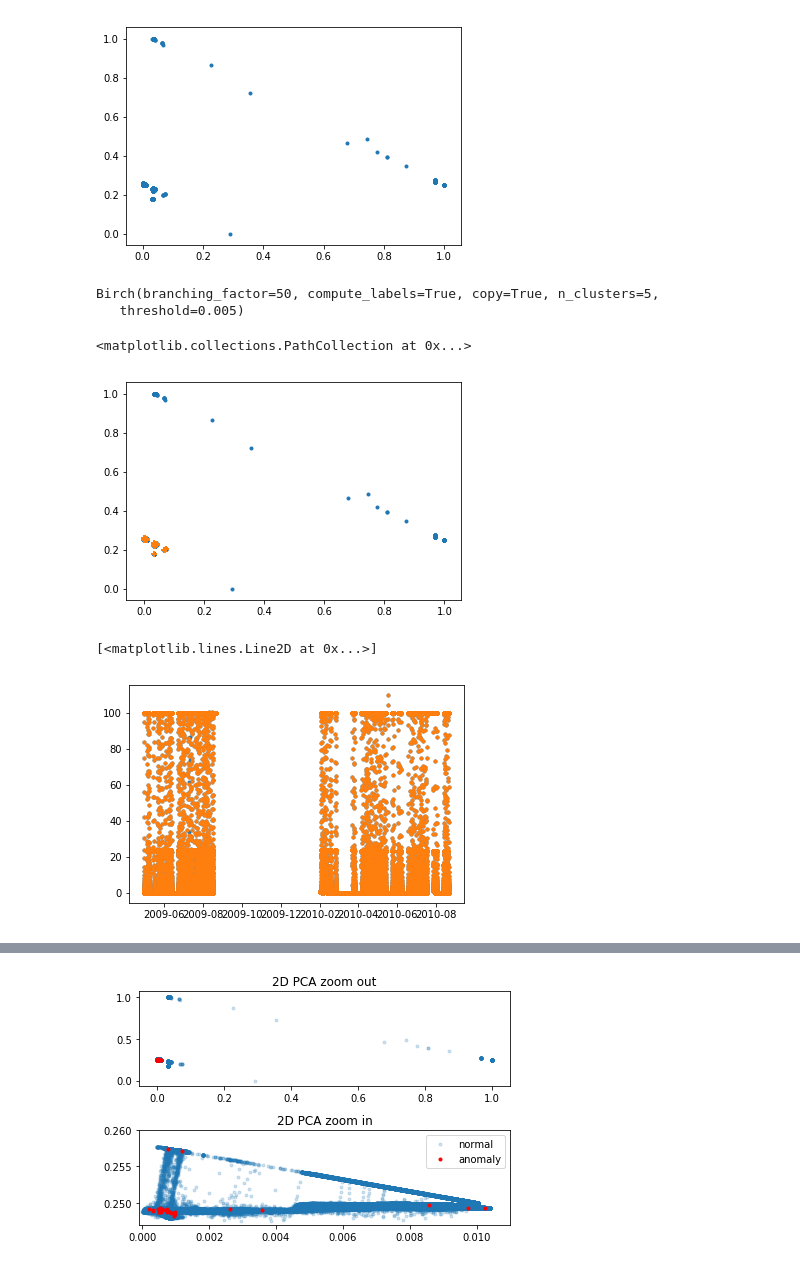
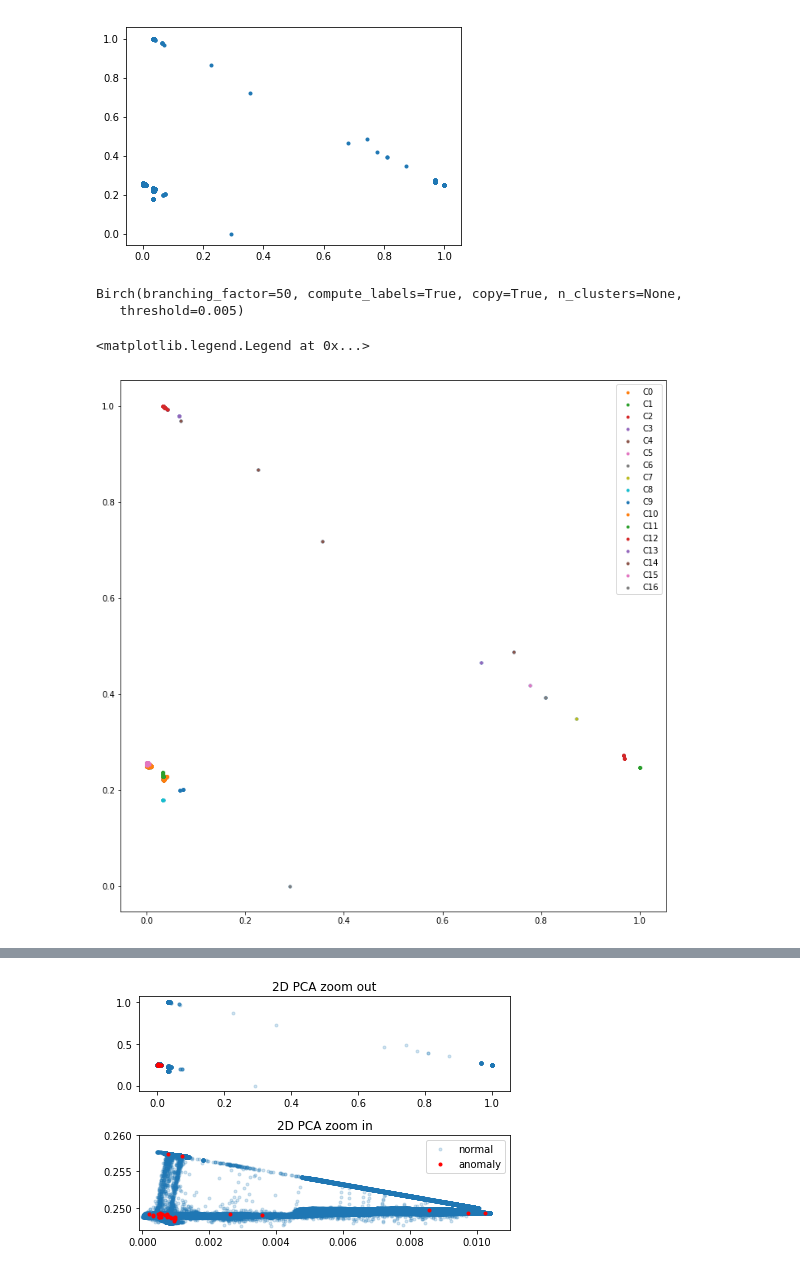
Before and after one commit to rtbs-dev/phm-feature-maker, a Jupyter notebook: sandbox.ipynb, the cells around one changed output, grey strips where cells are left out. Saved outputs shown, nothing was run; the diff lists cells and outputs as text; code cells hidden in the pictures.

```diff
--- a/sandbox.ipynb
+++ b/sandbox.ipynb
@@ -69,21 +73,20 @@ plt.scatter(X_p[:,0], X_p[:,1], marker='.')
 from sklearn.cluster import DBSCAN, SpectralClustering, Birch, MeanShift, MiniBatchKMeans
 
 # clust = DBSCAN(eps=.1, leaf_size=10)
-clust = Birch(n_clusters=5, threshold=.005)
+clust = Birch(threshold=.005, n_clusters=None)
 clust.fit(X_p)
 # %% [output]
-Birch(branching_factor=50, compute_labels=True, copy=True, n_clusters=5,
+Birch(branching_factor=50, compute_labels=True, copy=True, n_clusters=None,
    threshold=0.005)
 # %%
+plt.figure(figsize=(12,12))
 plt.scatter(X_p[:,0], X_p[:,1], marker='.')
-mask = clust.labels_==1
-plt.scatter(X_p[mask,0], X_p[mask,1], marker='+')
+
+for c in range(17):
+    mask = clust.labels_==c
+    plt.scatter(X_p[mask,0], X_p[mask,1], marker='.', label=f'C{c}')
+
+plt.legend()
 # %% [output]
-<matplotlib.collections.PathCollection at 0x...>
+<matplotlib.legend.Legend at 0x...>
-[figure, old version]
+[figure, new version]
-# %%
-plt.plot(df.TNH[~((df.TNH-df.TNH.mean()).abs()>3*df.TNH.std())], '.')
-plt.plot(df.TNH[~((df.TNH-df.TNH.mean()).abs()>3*df.TNH.std()) & (clust.labels_==1)], '.')
-# %% [output]
-[<matplotlib.lines.Line2D at 0x...>]
-[figure, removed]
```
Also changed, not shown: parts of 19 cells of this notebook.
